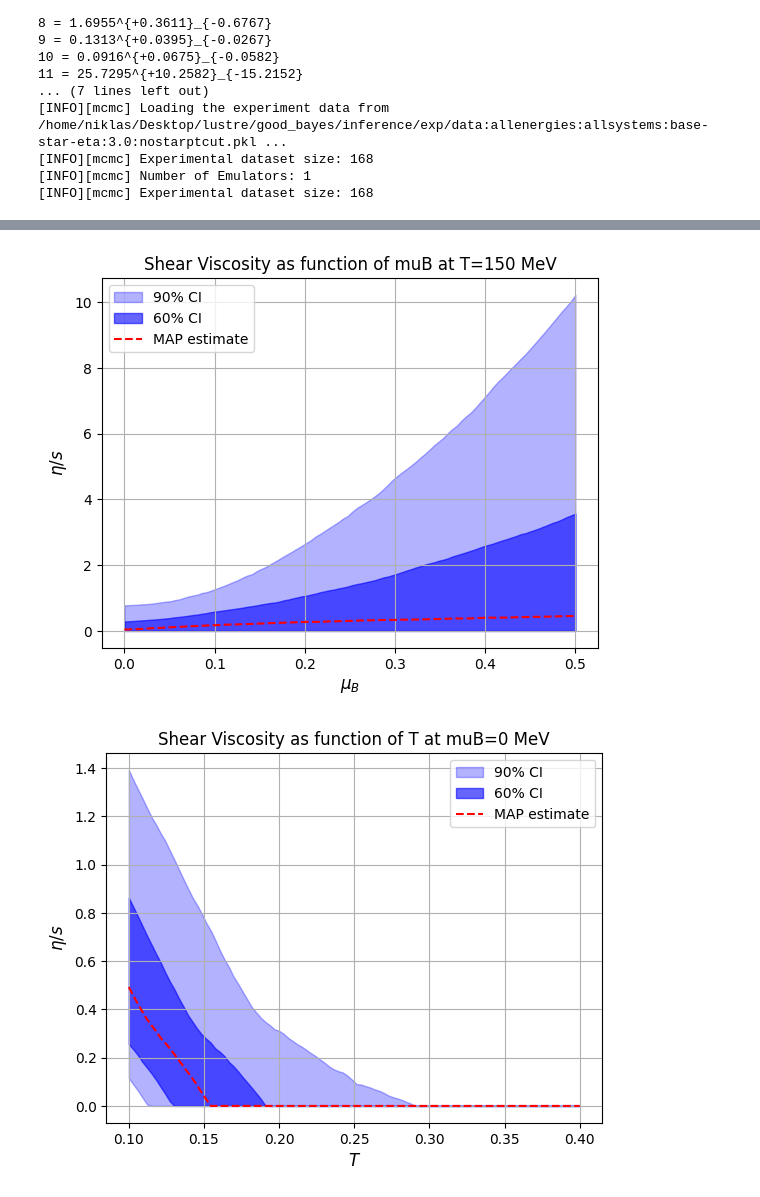
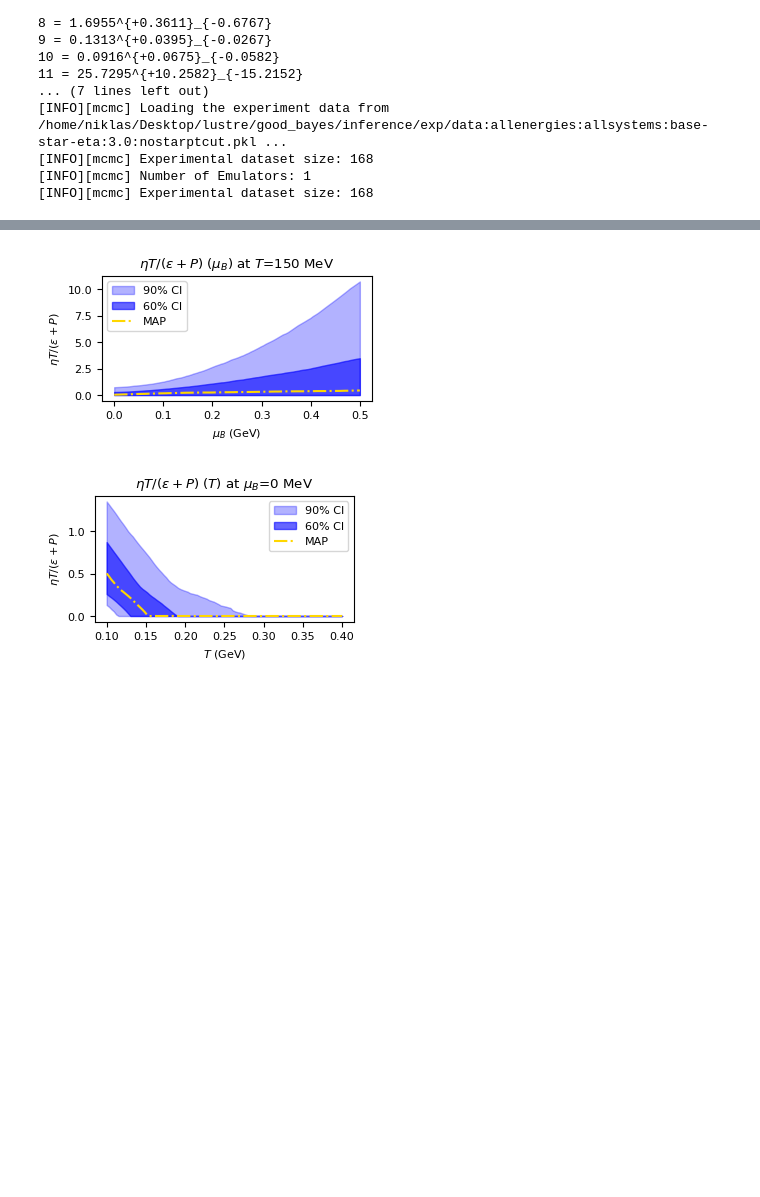
Before and after one commit to NGoetz/GPBayesTools-HIC, a Jupyter notebook: Prediction.ipynb, the cells around one changed output, grey strips where cells are left out. Drawn from its saved outputs; the diff is of its cells as text; code cells hidden in the pictures; blank space fills up the shorter version.

```diff
--- a/Prediction.ipynb
+++ b/Prediction.ipynb
@@ -413,15 +471,15 @@ import numpy as np
 from scipy.stats import gaussian_kde
 
 
-# Posterior parameter names (for reference in labels)
-PARAMETER_NAMES = [
-    r'$\tau_{IC,scale}\;[{\rm fm}]$',
-    r'$a_{h,\eta}$', r'$a_{l,\eta}$', r'$\epsilon_{\rm sw}\;[{\rm GeV/fm^3}]$',
-    r'$(\eta/s)_{\rm min}$', r'$a_{\mu_B}$', r'$b_{\mu_B}$', r'$R_{\rm g}$',
-    r'$R_{\rm z}$', r'$T_{\eta, \rm 0}\;[{\rm GeV}]$', r'$(\zeta/s)_{\rm 0}$',
-    r'$(\epsilon)_{\zeta,\rm 0 }\;[{\rm GeV/fm^3}]$', r'$\sigma_{\zeta, \rm -}\;[{\rm GeV}]$',
-    r'$\sigma_{\zeta, \rm +}\;[{\rm GeV}]$', r'$\sigma_{\rm AB, scale}$'
-]
+# # Posterior parameter names (for reference in labels)
+# PARAMETER_NAMES = [
+#     r'$\tau_{IC,scale}\;[{\rm fm}]$',
+#     r'$a_{h,\eta}$', r'$a_{l,\eta}$', r'$\epsilon_{\rm sw}\;[{\rm GeV/fm^3}]$',
+#     r'$(\eta/s)_{\rm min}$', r'$a_{\mu_B}$', r'$b_{\mu_B}$', r'$R_{\rm g}$',
+#     r'$R_{\rm z}$', r'$T_{\eta, \rm 0}\;[{\rm GeV}]$', r'$(\zeta/s)_{\rm 0}$',
+#     r'$(\epsilon)_{\zeta,\rm 0 }\;[{\rm GeV/fm^3}]$', r'$\sigma_{\zeta, \rm -}\;[{\rm GeV}]$',
+#     r'$\sigma_{\zeta, \rm +}\;[{\rm GeV}]$', r'$\sigma_{\rm AB, scale}$'
+# ]
 
 # Shear viscosity function (eta/s)
 def shear_viscosity(T, muB, posterior):
@@ -487,6 +545,17 @@ def generate_viscosity_distributions(posterior_samples, T_values, muB_values, e_
 # Function to plot confidence intervals
 # Adjust the plot function to also plot the true model parameters
 def plot_confidence_intervals_with_model(x_vals, posterior_values, map_estimate, ylabel, xlabel, title, name):
+
+    golden_ratio = (1 + np.sqrt(5)) / 2
+    width = 3.375  # 3 3/8 inches
+    height = width / golden_ratio
+
+    # Set font sizes to 8
+    plt.rcParams.update({'font.size': 8})
+
+    # Create the figure with the specified size
+    plt.figure(figsize=(width, height))
+
     lower_90 = np.percentile(posterior_values, 5, axis=0)
     upper_90 = np.percentile(posterior_values, 95, axis=0)
     lower_60 = np.percentile(posterior_values, 20, axis=0)
@@ -494,14 +563,15 @@ def plot_confidence_intervals_with_model(x_vals, posterior_values, map_estimate,
 
     plt.fill_between(x_vals, lower_90, upper_90, color='blue', alpha=0.3, label='90% CI')
     plt.fill_between(x_vals, lower_60, upper_60, color='blue', alpha=0.6, label='60% CI')
-    plt.plot(x_vals, map_estimate, color='red', label='MAP estimate', linestyle='--')
+    plt.plot(x_vals, map_estimate, color='gold', label='MAP', linestyle='-.')
     #plt.plot(x_vals, model_values, color='green', label='Input parameterization', linestyle='--')
-    plt.xlabel(xlabel, fontsize=12)
-    plt.ylabel(ylabel, fontsize=12)
+    plt.xlabel(xlabel, fontsize=8)
+    plt.ylabel(ylabel, fontsize=8)
     plt.title(title)
     plt.legend()
-    plt.grid(True)
-    plt.savefig("./plots/full/"+name+"_full_noprior_"+log+"_"+pca+"_"+emu+"_"+setup+".png")
+    #plt.grid(True)
+    plt.tight_layout()
+    plt.savefig("./plots/full/"+name+"_full_noprior_"+log+"_"+pca+"_"+emu+"_"+setup+".png", dpi=500)
     plt.show()
 
 
@@ -509,38 +579,38 @@ def plot_confidence_intervals_with_model(x_vals, posterior_values, map_estimate,
 # Sample posteriorSamples input (1000 samples x 15 parameters)
 #posteriorSamples = np.random.randn(1000, 15)
 
 # Generate viscosities for T=150 and muB range, and for muB=0 and T range
 muB_values = np.linspace(0, 0.5, 100)
 T_values = np.linspace(0.100, 0.400, 100)
 e_values = np.linspace(0.1, 100, 100)
 
 shear_viscosity_T_muB,shear_viscosity_T_muB2, bulk_viscosity_e = generate_viscosity_distributions(posteriorSamples, T_values, muB_values, e_values)
 
 def calculate_median_estimates(viscosity_samples):
     median_estimates = np.median(viscosity_samples, axis=0)
     return median_estimates
 
 # Apply this function for the MAP estimate of each distribution:
 map_shear_viscosity_T_muB = calculate_median_estimates(shear_viscosity_T_muB)
 map_shear_viscosity_T_muB2 = calculate_median_estimates(shear_viscosity_T_muB2)
 map_bulk_viscosity_e = calculate_median_estimates(bulk_viscosity_e)
 # shear_viscosity_model_T_muB_input = np.array([shear_viscosity(T=0.150, muB=muB, posterior=parameters) for muB in muB_values])
 # shear_viscosity_model_T_muB2_input = np.array([shear_viscosity(T=T, muB=0, posterior=parameters) for T in T_values])
 # bulk_viscosity_model_e_input = np.array([bulk_viscosity(e=e, posterior=parameters) for e in e_values])
 
 # Plot confidence intervals for shear viscosity
 plot_confidence_intervals_with_model(muB_values, shear_viscosity_T_muB, map_shear_viscosity_T_muB,
-                          ylabel=r'$\eta/s$', xlabel=r'$\mu_B$',
-                          title='Shear Viscosity as function of muB at T=150 MeV',name="etas_mub")
+                           ylabel=r'$\eta T/(\epsilon+P)$', xlabel=r'$\mu_B$ (GeV)',
+                          title=r'$\eta T/(\epsilon+P)$ ($\mu_B$) at $T$=150 MeV', name="etas_mub")
 
 plot_confidence_intervals_with_model(T_values, shear_viscosity_T_muB2, map_shear_viscosity_T_muB2,
-                          ylabel=r'$\eta/s$', xlabel=r'$T$',
-                          title='Shear Viscosity as function of T at muB=0 MeV', name="etas_T")
+                          ylabel=r'$\eta T/(\epsilon+P)$', xlabel=r'$T$ (GeV)',
+                          title=r'$\eta T/(\epsilon+P)$ ($T$) at $\mu_B$=0 MeV', name="etas_T")
 
 # Plot confidence intervals for bulk viscosity
 plot_confidence_intervals_with_model(e_values, bulk_viscosity_e, map_bulk_viscosity_e,
-                          ylabel=r'$\zeta/s$', xlabel=r'$\epsilon$',
-                          title='Bulk Viscosity as function of Energy Density', name="bulk")
+                          ylabel=r'$\zeta T/(\epsilon+P)$', xlabel=r'$\epsilon$ (GeV/fm$^3$)',
+                          title=r'$\zeta T/(\epsilon+P)$ ($\epsilon$)', name="bulk")
 # %% [output]
-[figure, old version]
+[figure, new version]
-[figure, old version]
+[figure, new version]
```
Also changed, not shown: parts of 7 cells of this notebook, 6 other files.
